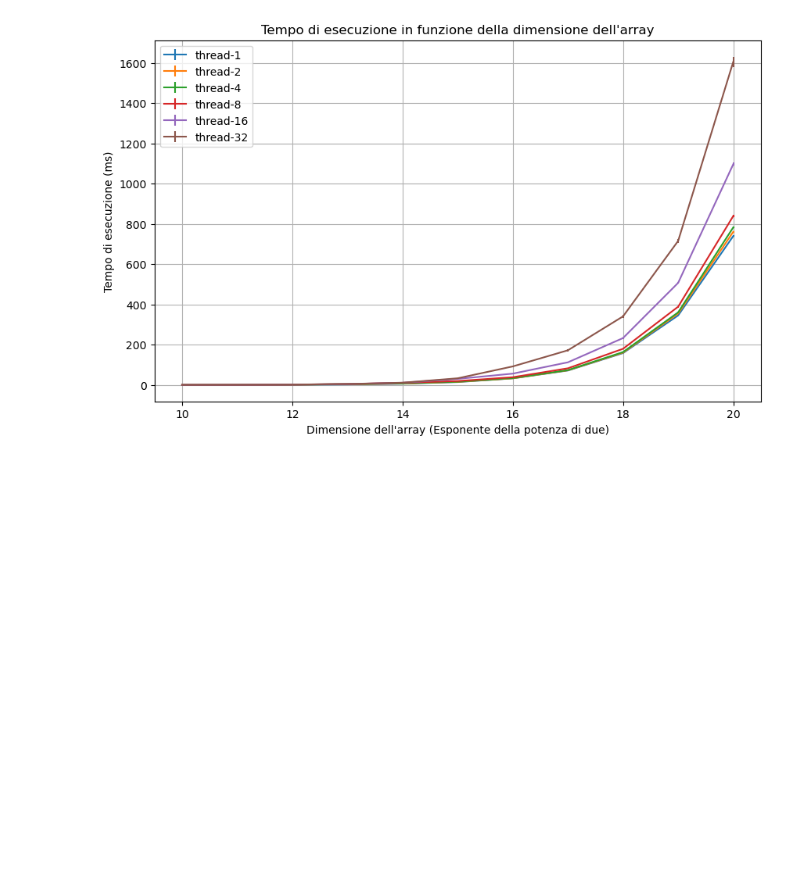
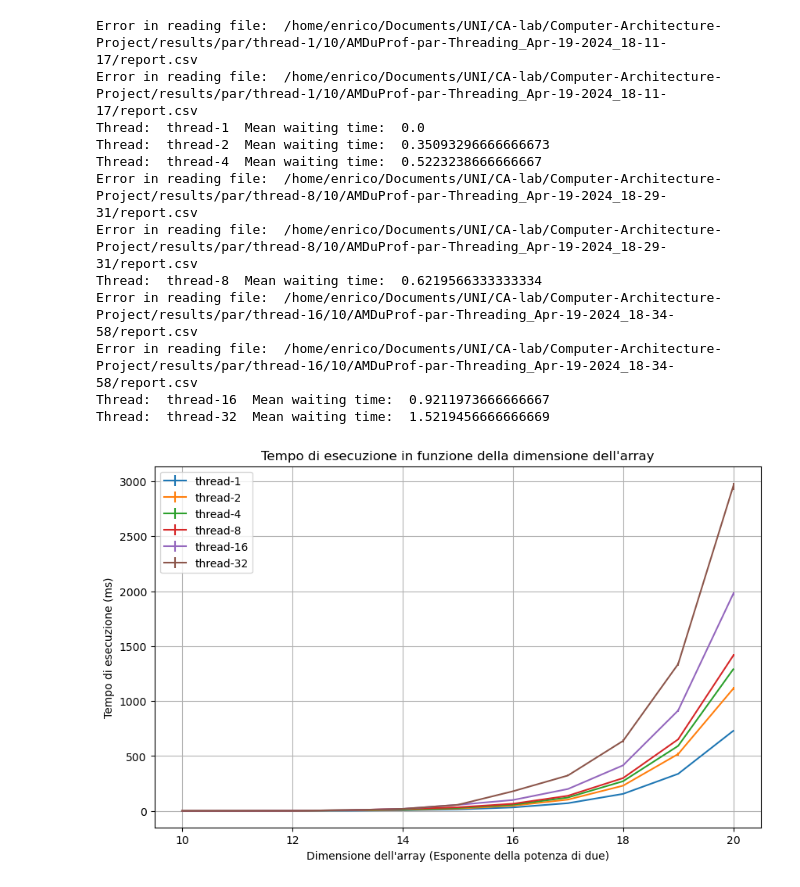
Before and after one commit to loremancio/Computer-Architecture-Project, a Jupyter notebook: parallelFirstAnalysis.ipynb, the cells around one changed output. Saved outputs shown, nothing was run; the diff lists cells and outputs as text; code cells hidden in the pictures; blank space fills up the shorter version.

```diff
--- a/parallelFirstAnalysis.ipynb
+++ b/parallelFirstAnalysis.ipynb
@@ -55,8 +55,9 @@ def read_data_and_calculate_statistics(directory):
         try:#print(os.path.join(directory, dir, 'report.csv'))
             with open(os.path.join(directory, dir, 'report.csv')) as f:
                 df = f.readlines()
+                #print(df[43])
 
-                elapsed_time = float(df[44].split(',')[1].replace('"', '').split(' ')[0])*1000
+                elapsed_time = float(df[43].split(',')[1].replace('"', '').split(' ')[0])*1000
                 elapsed_times.append(elapsed_time)
         except:
             print("Error in reading file: ", os.path.join(directory, dir, 'report.csv'))
@@ -115,36 +152,57 @@ for dirs in ls:
 
 
     for dir in list_of_dirs:
+
         #print(os.path.join(path, dirs, dir))
         #print(os.path.join(path, dirs, dir, dir2))
         try:
             size = int(dir)
-            mean_elapsed_time, ci = read_data_and_calculate_statistics(os.path.join(path, dirs, dir))
+            mean_elapsed_time, ci, = read_data_and_calculate_statistics(os.path.join(path, dirs, dir))
             sizes.append(size)
             mean_elapsed_times.append(mean_elapsed_time)
             cis.append(ci)
+            waiting_times, ci = get_mean_waiting_time(os.path.join(path, dirs, dir))
+
+
+
+
         except ValueError:
             continue
-
+    #compute the mean waiting time
+    #print(waiting_times)
+    print("Thread: ", dirs, " Mean waiting time: ", np.mean(waiting_times))
     #append to the plot
     plt.errorbar(sizes, mean_elapsed_times, yerr=cis, label=dirs)
     sizes = []
     mean_elapsed_times = []
     cis = []
+    waiting_times = []
 
 plt.xlabel('Dimensione dell\'array (Esponente della potenza di due)')
 plt.ylabel('Tempo di esecuzione (ms)')
 plt.title('Tempo di esecuzione in funzione della dimensione dell\'array')
 plt.legend()
 plt.grid()
 save_path =  "plot.png"
 plt.savefig(save_path)
 plt.show()
 
 
 #plot the speedup graph
 #x will be the number of threads
 #y will be the speedup
 #speedup = T1/Tn
 # %% [output]
+Error in reading file:  /home/enrico/Documents/UNI/CA-lab/Computer-Architecture-Project/results/par/thread-1/10/AMDuProf-par-Threading_Apr-19-2024_18-11-17/report.csv
+Error in reading file:  /home/enrico/Documents/UNI/CA-lab/Computer-Architecture-Project/results/par/thread-1/10/AMDuProf-par-Threading_Apr-19-2024_18-11-17/report.csv
+Thread:  thread-1  Mean waiting time:  0.0
+Thread:  thread-2  Mean waiting time:  0.35093296666666673
+Thread:  thread-4  Mean waiting time:  0.5223238666666667
+Error in reading file:  /home/enrico/Documents/UNI/CA-lab/Computer-Architecture-Project/results/par/thread-8/10/AMDuProf-par-Threading_Apr-19-2024_18-29-31/report.csv
+Error in reading file:  /home/enrico/Documents/UNI/CA-lab/Computer-Architecture-Project/results/par/thread-8/10/AMDuProf-par-Threading_Apr-19-2024_18-29-31/report.csv
+Thread:  thread-8  Mean waiting time:  0.6219566333333334
+Error in reading file:  /home/enrico/Documents/UNI/CA-lab/Computer-Architecture-Project/results/par/thread-16/10/AMDuProf-par-Threading_Apr-19-2024_18-34-58/report.csv
+Error in reading file:  /home/enrico/Documents/UNI/CA-lab/Computer-Architecture-Project/results/par/thread-16/10/AMDuProf-par-Threading_Apr-19-2024_18-34-58/report.csv
+Thread:  thread-16  Mean waiting time:  0.9211973666666667
+Thread:  thread-32  Mean waiting time:  1.5219456666666669
-[figure, old version]
+[figure, new version]
```
Also changed, not shown: parts of 1 cell of this notebook, 4 other files.
